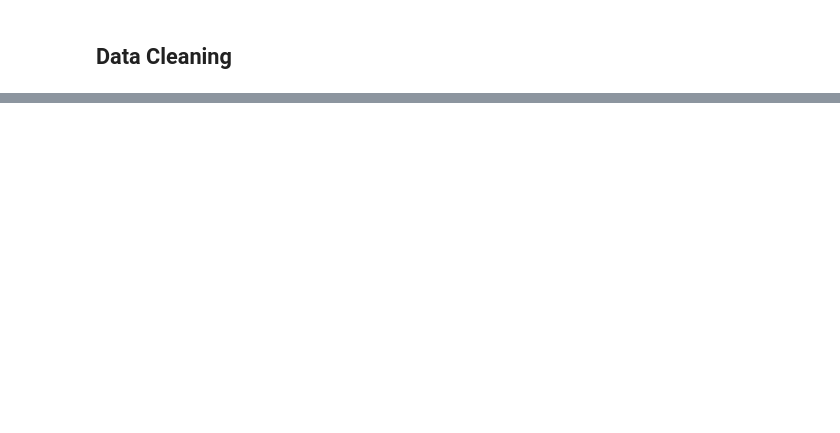
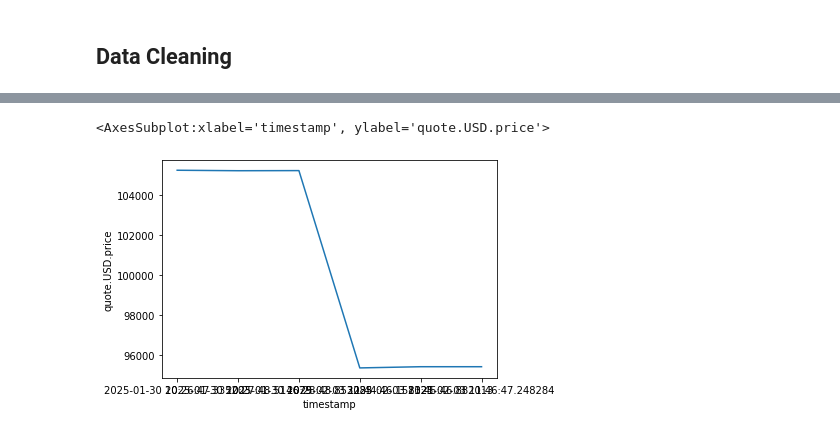
Before and after one commit to leoncasba/Automating-Crypto-Website-API-Pull, a Jupyter notebook: Automating Crypto Website API Pull.ipynb, the cells around one changed output, grey strips where cells are left out. Saved outputs shown, nothing was run; the diff lists cells and outputs as text; code cells hidden in the pictures; blank space fills up the shorter version.

```diff
--- a/Automating Crypto Website API Pull.ipynb
+++ b/Automating Crypto Website API Pull.ipynb
@@ -221,0 +357,4 @@ df_csv
+# %%
+#Now lets watch crypto price over the timestamp
+df_3 = df_csv[['name', 'quote.USD.price', 'timestamp']]
+df_3
@@ -221,0 +379,10 @@ df_csv
+# %%
+#select only Bitcoin
+df_4 = df_3[df_3['name'] == 'Bitcoin']
+
+#Reset index
+df_4 = df_4.reset_index()
+# %%
+#Select rows/colums by position
+df_5= df_4.iloc[:,1:4]
+df_5
@@ -221,0 +397,6 @@ df_csv
+# %%
+#Lineplot to looks distribution of bitcoint price over timestamp
+sns.lineplot(x='timestamp', y='quote.USD.price', data=df_5)
+# %% [output]
+<AxesSubplot:xlabel='timestamp', ylabel='quote.USD.price'>
+[figure, added]
```
Also changed, not shown: parts of 18 cells of this notebook, 1 other file.
